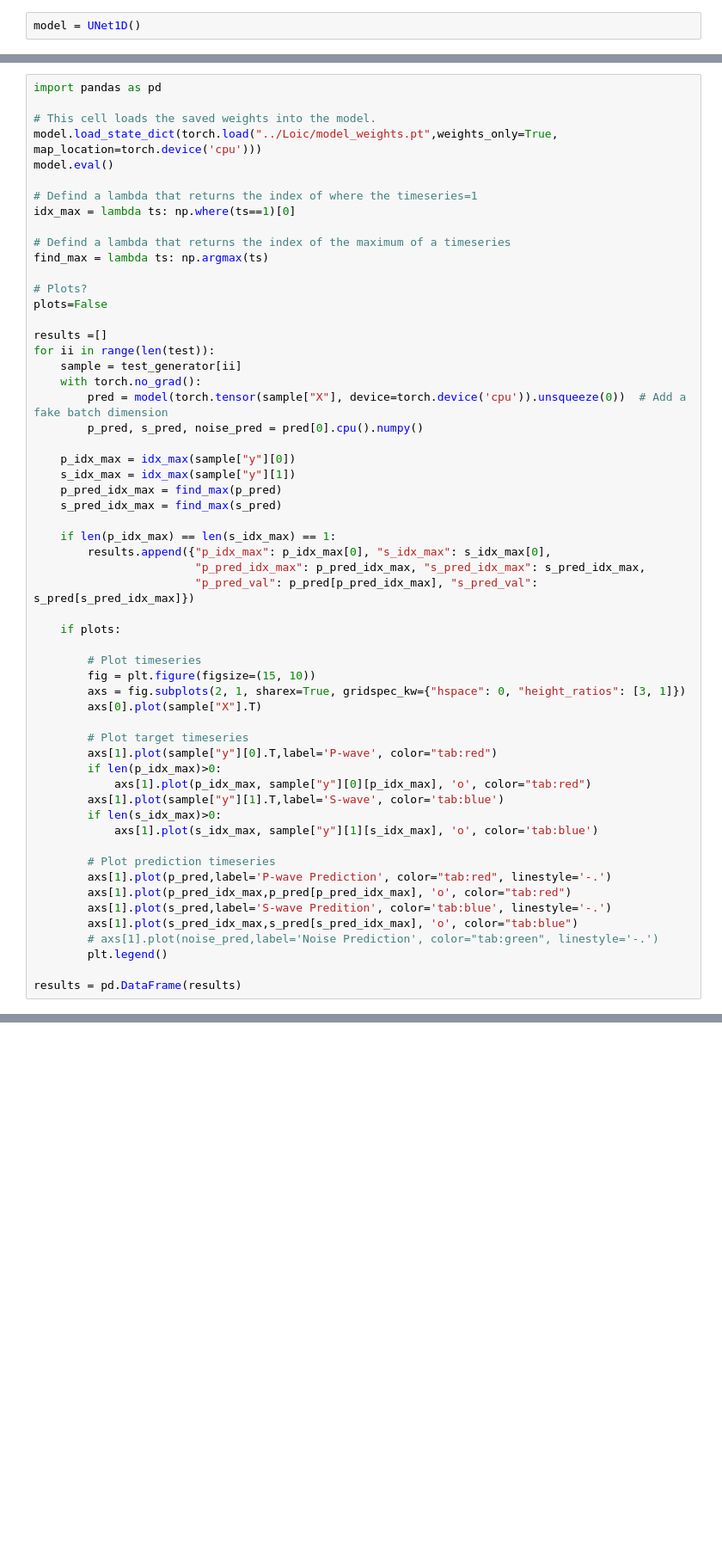
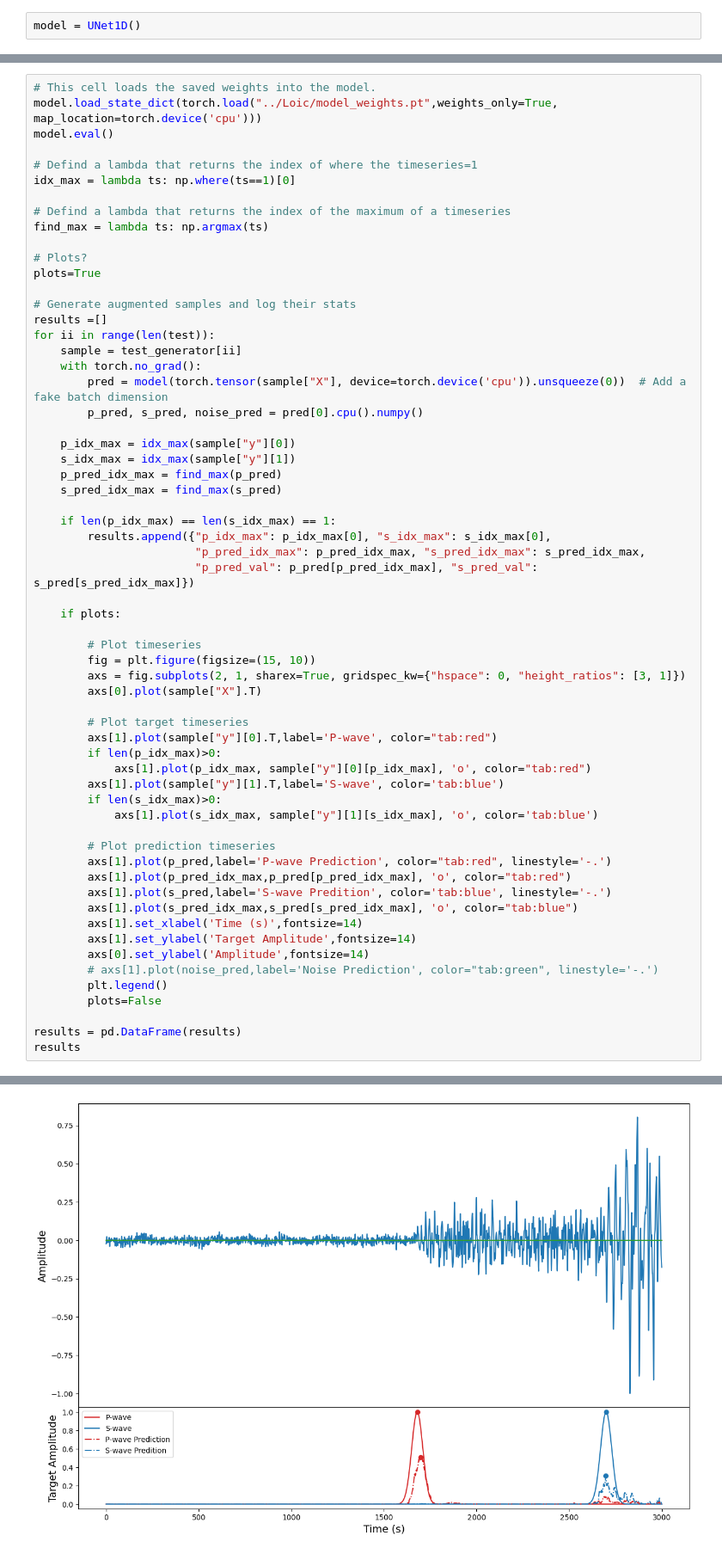
Before and after one commit to cascadiaquakes/2025_ML_TSC, a Jupyter notebook: notebooks/Amanda/unet_performance_metrics.ipynb, the cells around one changed output, grey strips where cells are left out. Shown at 86% size. Saved outputs shown, nothing was run; the diff lists cells and outputs as text; blank space fills up the shorter version.

```diff
--- a/notebooks/Amanda/unet_performance_metrics.ipynb
+++ b/notebooks/Amanda/unet_performance_metrics.ipynb
@@ -163,6 +159,4 @@ plt.legend()
 # %%
-import pandas as pd
-
 # This cell loads the saved weights into the model.
 model.load_state_dict(torch.load("../Loic/model_weights.pt",weights_only=True, map_location=torch.device('cpu')))
 model.eval()
@@ -174,8 +168,9 @@ idx_max = lambda ts: np.where(ts==1)[0]
 find_max = lambda ts: np.argmax(ts)
 
 # Plots?
-plots=False
+plots=True
 
+# Generate augmented samples and log their stats
 results =[]
 for ii in range(len(test)):
     sample = test_generator[ii]
@@ -213,7 +208,13 @@ for ii in range(len(test)):
         axs[1].plot(p_pred_idx_max,p_pred[p_pred_idx_max], 'o', color="tab:red")
         axs[1].plot(s_pred,label='S-wave Predition', color='tab:blue', linestyle='-.')
         axs[1].plot(s_pred_idx_max,s_pred[s_pred_idx_max], 'o', color="tab:blue")
+        axs[1].set_xlabel('Time (s)',fontsize=14)
+        axs[1].set_ylabel('Target Amplitude',fontsize=14)
+        axs[0].set_ylabel('Amplitude',fontsize=14)
         # axs[1].plot(noise_pred,label='Noise Prediction', color="tab:green", linestyle='-.')
         plt.legend()
+        plots=False
 
 results = pd.DataFrame(results)
+results
+# %% [output]
@@ -219,0 +234 @@ results = pd.DataFrame(results)
+[figure, added]
```
Also changed, not shown: parts of 26 cells of this notebook.
